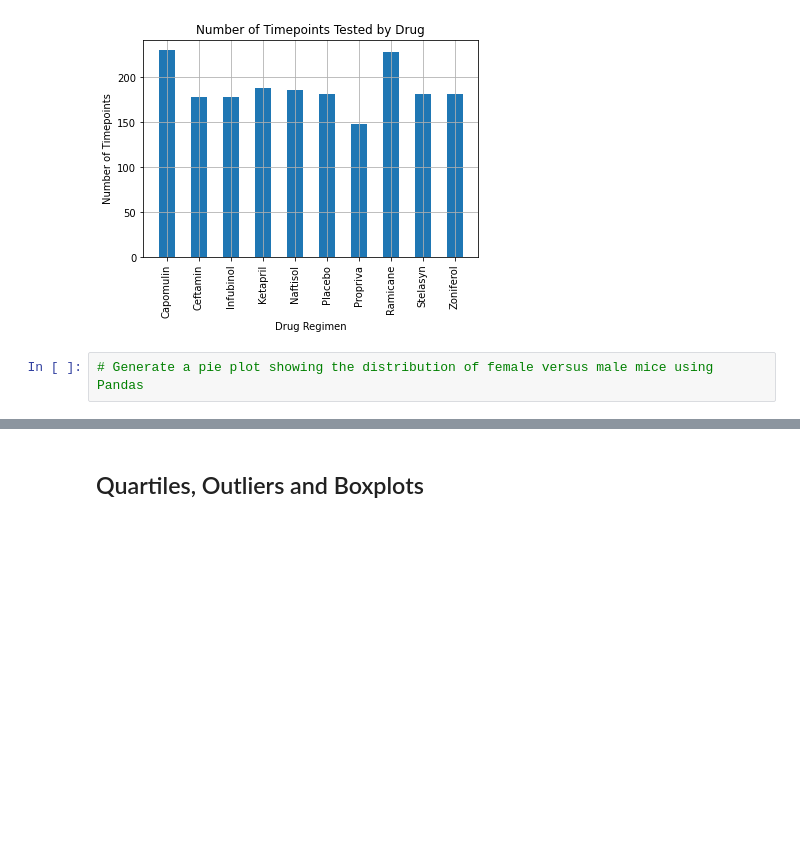
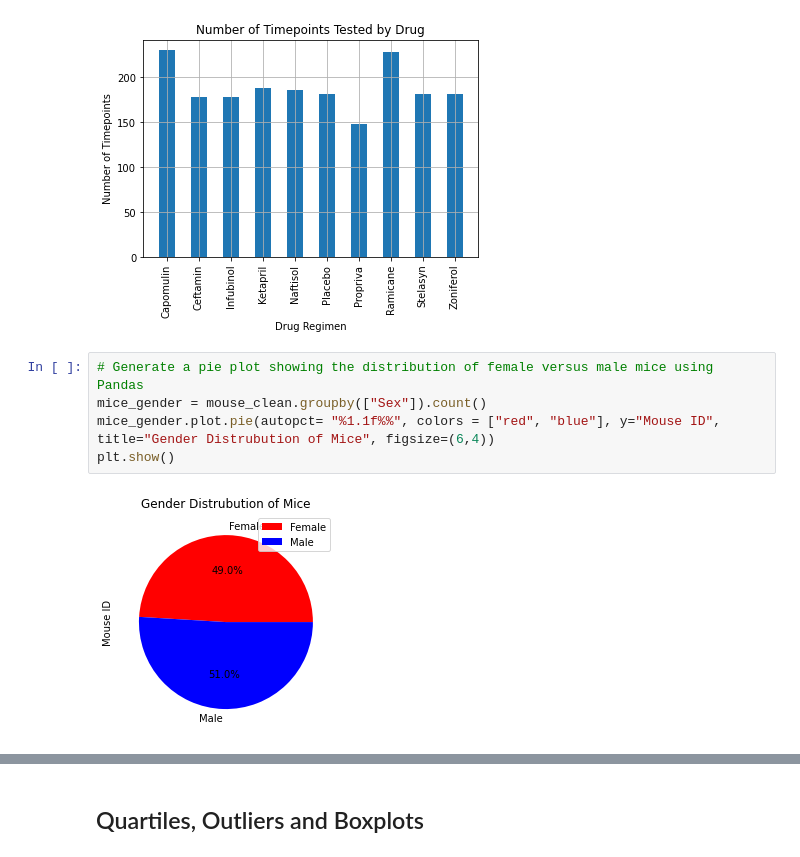
Before and after one commit to MechaBirdzilla/matplotlib-challenge, a Jupyter notebook: pymaceuticals_starter.ipynb, the cells around one changed output, grey strips where cells are left out. Drawn from its saved outputs; the diff is of its cells as text; blank space fills up the shorter version.

```diff
--- a/pymaceuticals_starter.ipynb
+++ b/pymaceuticals_starter.ipynb
@@ -147,5 +148,10 @@ plt.show()
 [figure]
 # %%
 # Generate a pie plot showing the distribution of female versus male mice using Pandas
+mice_gender = mouse_clean.groupby(["Sex"]).count()
+mice_gender.plot.pie(autopct= "%1.1f%%", colors = ["red", "blue"], y="Mouse ID", title="Gender Distrubution of Mice", figsize=(6,4))
+plt.show()
+# %% [output]
+[figure, added]
 # %%
 # Generate a pie plot showing the distribution of female versus male mice using pyplot
```
Also changed, not shown: parts of 12 cells of this notebook.
